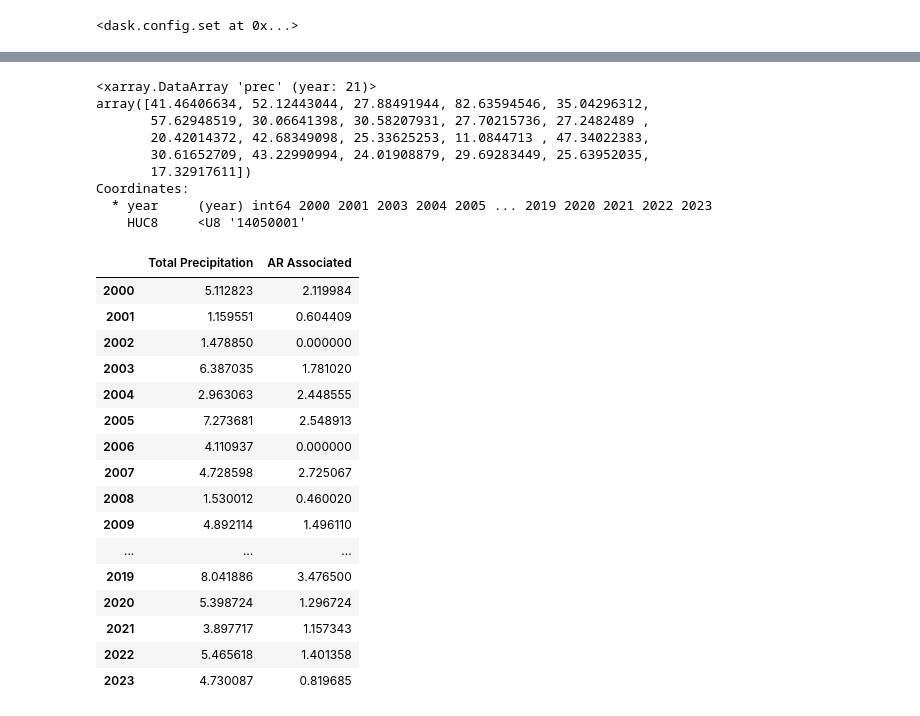
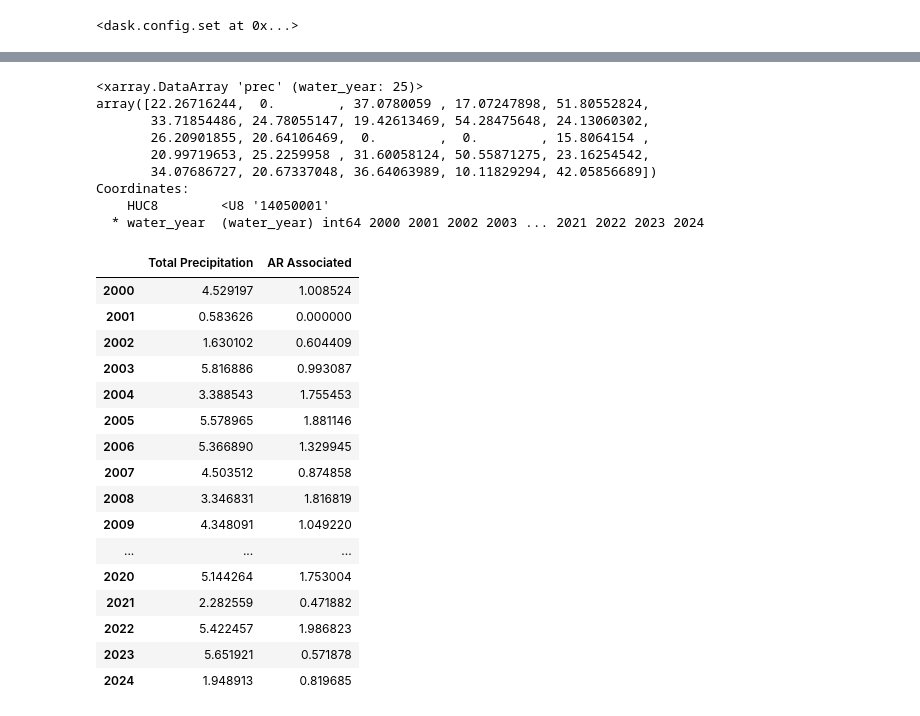
Before and after one commit to CW3E/CO_top-decile_precip_ARs_code, a Jupyter notebook: analysis/precip_time_series_contribution.ipynb, the cells around one changed output, grey strips where cells are left out. Drawn from its saved outputs; the diff is of its cells as text; code cells hidden in the pictures.

```diff
--- a/analysis/precip_time_series_contribution.ipynb
+++ b/analysis/precip_time_series_contribution.ipynb
@@ -73,6 +73,10 @@ Data variables: (12/18)
 fname = path_to_data + 'preprocessed/PRISM/PRISM_HUC8_CO_sp.nc'
 PRISM = xr.open_dataset(fname)
 PRISM = PRISM.sel(HUC8=HUC8_ID)
+
+water_year = (PRISM.date.dt.month >= 10) + PRISM.date.dt.year
+PRISM.coords['water_year'] = water_year
+
 PRISM
 # %% [output]
 <xarray.Dataset>
@@ -192,6 +209,6 @@ extreme_days = PRISM.where(PRISM.extreme > 0, drop=True).date.values
 extreme_days
 ext_prec = PRISM.sel(date = extreme_days)
 
-extreme_prec = ext_prec.prec.groupby(ext_prec.date.dt.year).sum(dim="date") / 25.4 # convert from mm to inches
+extreme_prec = ext_prec.prec.groupby(ext_prec.water_year).sum(dim="date") / 25.4 # convert from mm to inches
 extreme_prec
 # %% [output]
@@ -207,55 +224,61 @@ Coordinates:
 # %%
 extreme_AR = ds.sel(start_date = extreme_days)
-extreme_AR = extreme_AR.where(extreme_AR.ar_scale > 0, drop=True).start_date.values
+extreme_AR = extreme_AR.where(extreme_AR[varname] > thres, drop=True).start_date.values
 extreme_AR
 
 ## select those dates from the PRISM dataset
 tmp = PRISM.sel(date=extreme_AR)
 
-extreme_ar_prec = tmp.prec.groupby(tmp.date.dt.year).sum(dim="date") / 25.4 # convert from mm to inches
+extreme_ar_prec = tmp.prec.groupby(tmp.water_year).sum(dim="date") / 25.4 # convert from mm to inches
 extreme_ar_prec
+## need to fix bc there were years with no ar prec
+# extreme_ar_prec = [1.05002362, 0.0, 0.60440945, 0.0, 1.88874409, 1.88114567, 1.03925591,
+#        0.87485827, 1.28244094, 0.91176772, 1.30415354, 2.53234252,
+#        0.92724803, 0.47244488, 2.21646063, 1.00309055, 0.99031102,
+#        2.3395315 , 2.06331102, 1.8730748 , 1.75300394, 0.0, 1.98682283,
+#        1.14646063, 0.81968504]
 
-extreme_ar_prec = [2.11998425, 0.60440945, 0.0, 1.78101969, 2.44855512, 2.54891339, 0.0,
-       2.72506693, 0.46001969, 1.49611024, 2.65798819, 2.21157087,
-       0.61599213, 0.0, 3.15308661, 1.04924803, 0.45376378, 2.3395315 ,
-       1.10066535, 3.4765    , 1.29672441, 1.15734252, 1.40135827,
-       0.81968504]
+extreme_ar_prec = [1.00852362, 0., 0.60440945, 0.99308661, 1.75545276, 1.88114567,
+       1.32994488, 0.87485827, 1.8168189 , 1.04922047, 1.30415354,
+       2.53234252, 0, 0, 1.14062205, 0.95775984, 0.99031102, 1.54695669,
+       2.06331102, 1.8730748 , 1.75300394, 0.47188189, 1.98682283,
+       0.57187795, 0.81968504]
 # %%
 (extreme_ar_prec / extreme_prec)*100
 # %% [output]
-<xarray.DataArray 'prec' (year: 21)>
-array([41.46406634, 52.12443044, 27.88491944, 82.63594546, 35.04296312,
-       57.62948519, 30.06641398, 30.58207931, 27.70215736, 27.2482489 ,
-       20.42014372, 42.68349098, 25.33625253, 11.0844713 , 47.34022383,
-       30.61652709, 43.22990994, 24.01908879, 29.69283449, 25.63952035,
-       17.32917611])
+<xarray.DataArray 'prec' (water_year: 25)>
+array([22.26716244,  0.        , 37.0780059 , 17.07247898, 51.80552824,
+       33.71854486, 24.78055147, 19.42613469, 54.28475648, 24.13060302,
+       26.20901855, 20.64106469,  0.        ,  0.        , 15.8064154 ,
+       20.99719653, 25.2259958 , 31.60058124, 50.55871275, 23.16254542,
+       34.07686727, 20.67337048, 36.64063989, 10.11829294, 42.05856689])
 Coordinates:
-  * year     (year) int64 2000 2001 2003 2004 2005 ... 2019 2020 2021 2022 2023
-    HUC8     <U8 '14050001'
+    HUC8        <U8 '14050001'
+  * water_year  (water_year) int64 2000 2001 2002 2003 ... 2021 2022 2023 2024
 # %%
 df = pd.DataFrame({'Total Precipitation': extreme_prec.values,
                    'AR Associated': extreme_ar_prec},
-                  index=extreme_prec.year.values)
+                  index=extreme_prec.water_year.values)
 
 df
 # %% [output]
 |  | Total Precipitation | AR Associated |
-| 2000 | 5.112823 | 2.119984 |
-| 2001 | 1.159551 | 0.604409 |
-| 2002 | 1.478850 | 0.000000 |
-| 2003 | 6.387035 | 1.781020 |
-| 2004 | 2.963063 | 2.448555 |
-| 2005 | 7.273681 | 2.548913 |
-| 2006 | 4.110937 | 0.000000 |
-| 2007 | 4.728598 | 2.725067 |
-| 2008 | 1.530012 | 0.460020 |
-| 2009 | 4.892114 | 1.496110 |
+| 2000 | 4.529197 | 1.008524 |
+| 2001 | 0.583626 | 0.000000 |
+| 2002 | 1.630102 | 0.604409 |
+| 2003 | 5.816886 | 0.993087 |
+| 2004 | 3.388543 | 1.755453 |
+| 2005 | 5.578965 | 1.881146 |
+| 2006 | 5.366890 | 1.329945 |
+| 2007 | 4.503512 | 0.874858 |
+| 2008 | 3.346831 | 1.816819 |
+| 2009 | 4.348091 | 1.049220 |
 | ... | ... | ... |
-| 2019 | 8.041886 | 3.476500 |
-| 2020 | 5.398724 | 1.296724 |
-| 2021 | 3.897717 | 1.157343 |
-| 2022 | 5.465618 | 1.401358 |
-| 2023 | 4.730087 | 0.819685 |
+| 2020 | 5.144264 | 1.753004 |
+| 2021 | 2.282559 | 0.471882 |
+| 2022 | 5.422457 | 1.986823 |
+| 2023 | 5.651921 | 0.571878 |
+| 2024 | 1.948913 | 0.819685 |
 # %%
 fig = plt.figure(figsize=(8,3))
 fig.dpi = 300
```
Also changed, not shown: parts of 13 cells of this notebook, 4 other files.
